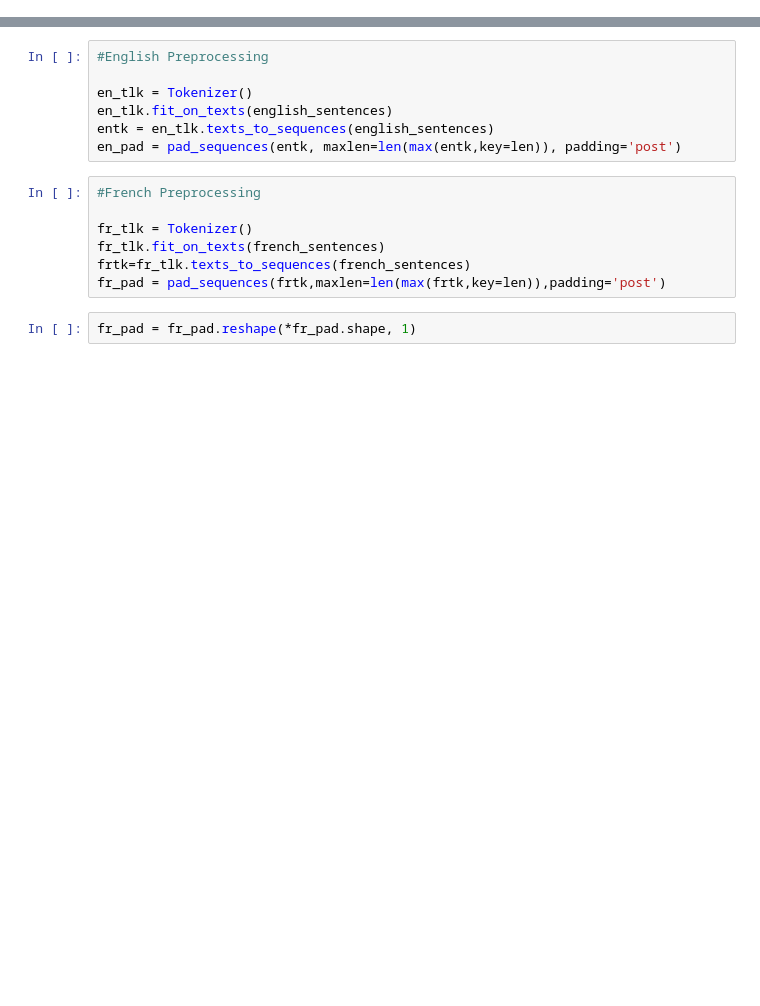
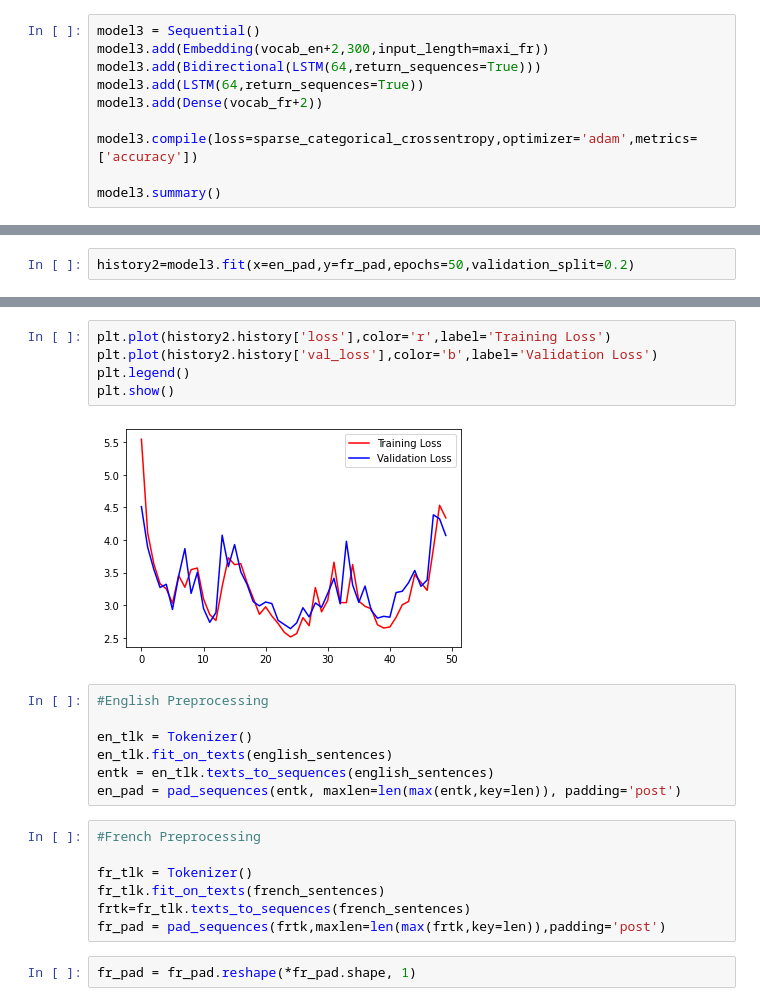
Before and after one commit to msaad1311/Machine-Translation-English-to-French, a Jupyter notebook: Machine_Translation.ipynb, the cells around one changed output, grey strips where cells are left out. Cells and saved outputs as stored; diff of their text form; blank space fills up the shorter version.

```diff
--- a/Machine_Translation.ipynb
+++ b/Machine_Translation.ipynb
@@ -35,0 +232,10 @@ small_vocab_fr Line 2:  Je déclare reprise la session du Parlement européen qu
+# %%
+model3 = Sequential()
+model3.add(Embedding(vocab_en+2,300,input_length=maxi_fr))
+model3.add(Bidirectional(LSTM(64,return_sequences=True)))
+model3.add(LSTM(64,return_sequences=True))
+model3.add(Dense(vocab_fr+2))
+
+model3.compile(loss=sparse_categorical_crossentropy,optimizer='adam',metrics=['accuracy'])
+
+model3.summary()
@@ -35,0 +259,2 @@ small_vocab_fr Line 2:  Je déclare reprise la session du Parlement européen qu
+# %%
+history2=model3.fit(x=en_pad,y=fr_pad,epochs=50,validation_split=0.2)
@@ -36,3 +279,10 @@ small_vocab_fr Line 2:  Je déclare reprise la session du Parlement européen qu
+# %%
+plt.plot(history2.history['loss'],color='r',label='Training Loss')
+plt.plot(history2.history['val_loss'],color='b',label='Validation Loss')
+plt.legend()
+plt.show()
+# %% [output]
+[figure, added]
 # %%
 #English Preprocessing
 
```
Also changed, not shown: parts of 26 cells of this notebook.
